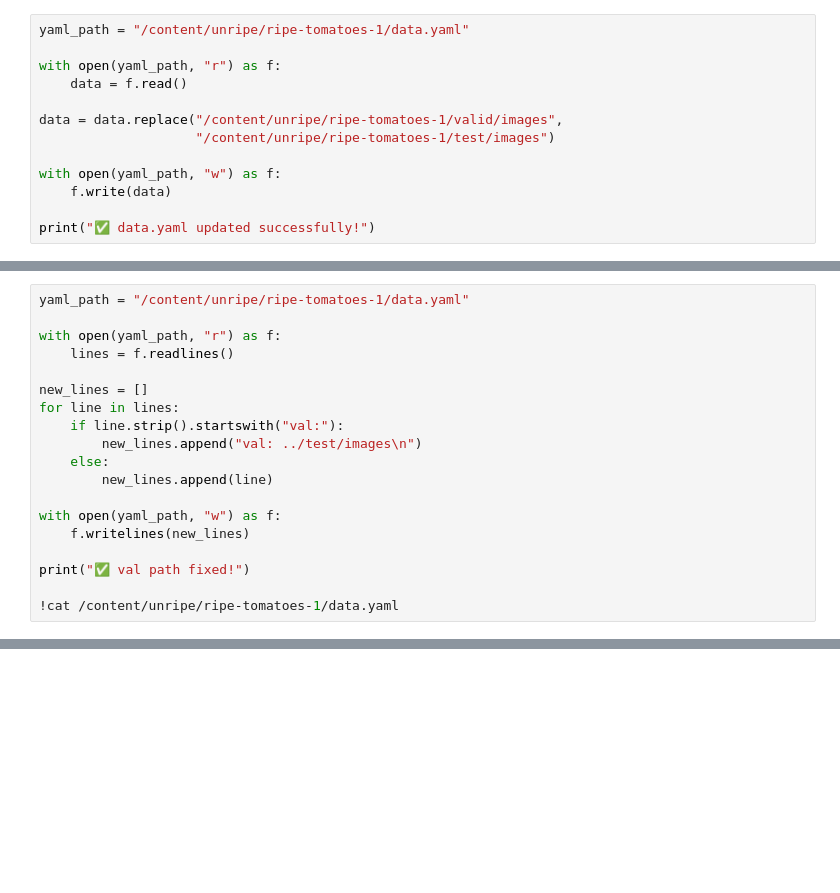
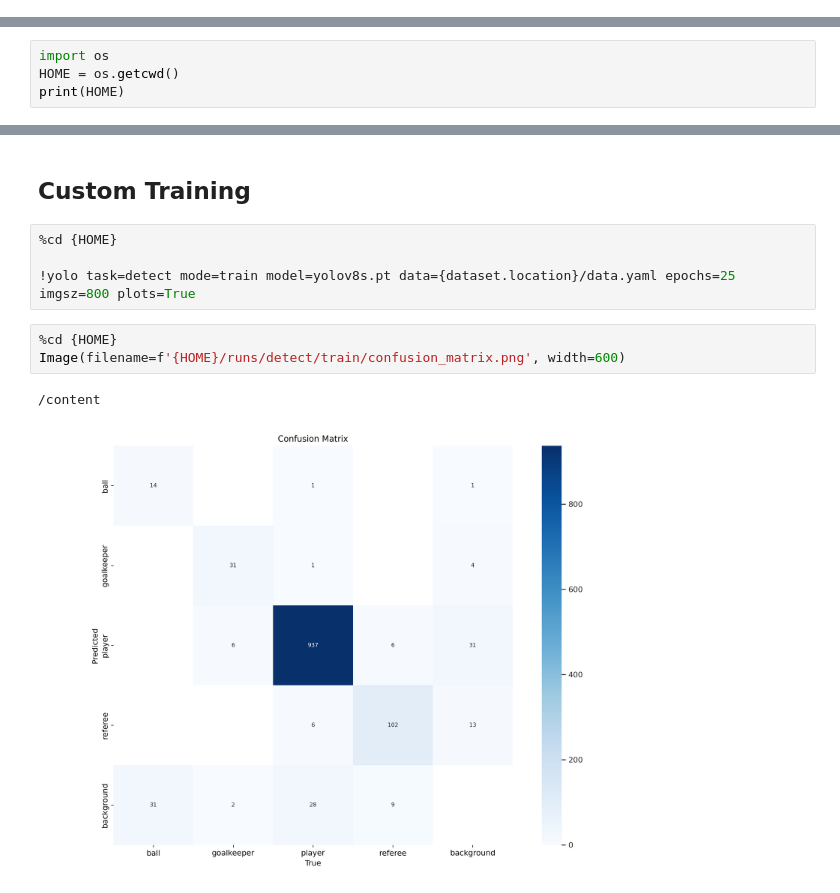
Before and after one commit to minxeinnnnn-cloud/jiii, a Jupyter notebook: notebooks/train-yolov8-object-detection-on-custom-dataset.ipynb, the cells around one changed output, grey strips where cells are left out. Cells and saved outputs as stored; diff of their text form; blank space fills up the shorter version.

```diff
--- a/notebooks/train-yolov8-object-detection-on-custom-dataset.ipynb
+++ b/notebooks/train-yolov8-object-detection-on-custom-dataset.ipynb
@@ -57,13 +214,0 @@ images  labels
-# %%
-yaml_path = "/content/unripe/ripe-tomatoes-1/data.yaml"
-
-with open(yaml_path, "r") as f:
-    data = f.read()
-
-data = data.replace("/content/unripe/ripe-tomatoes-1/valid/images",
-                    "/content/unripe/ripe-tomatoes-1/test/images")
-
-with open(yaml_path, "w") as f:
-    f.write(data)
-
-print("✅ data.yaml updated successfully!")
@@ -92,19 +214,0 @@ val: ../valid/images
-# %%
-yaml_path = "/content/unripe/ripe-tomatoes-1/data.yaml"
-
-with open(yaml_path, "r") as f:
-    lines = f.readlines()
-
-new_lines = []
-for line in lines:
-    if line.strip().startswith("val:"):
-        new_lines.append("val: ../test/images\n")
-    else:
-        new_lines.append(line)
-
-with open(yaml_path, "w") as f:
-    f.writelines(new_lines)
-
-print("✅ val path fixed!")
-
-!cat /content/unripe/ripe-tomatoes-1/data.yaml
@@ -375,0 +240,4 @@ best.pt
+# %%
+import os
+HOME = os.getcwd()
+print(HOME)
@@ -375,0 +422,12 @@ best.pt
+# %% [markdown]
+## Custom Training
+# %%
+%cd {HOME}
+
+!yolo task=detect mode=train model=yolov8s.pt data={dataset.location}/data.yaml epochs=25 imgsz=800 plots=True
+# %%
+%cd {HOME}
+Image(filename=f'{HOME}/runs/detect/train/confusion_matrix.png', width=600)
+# %% [output]
+/content
+[figure, added]
```
Also changed, not shown: parts of 65 cells of this notebook.
